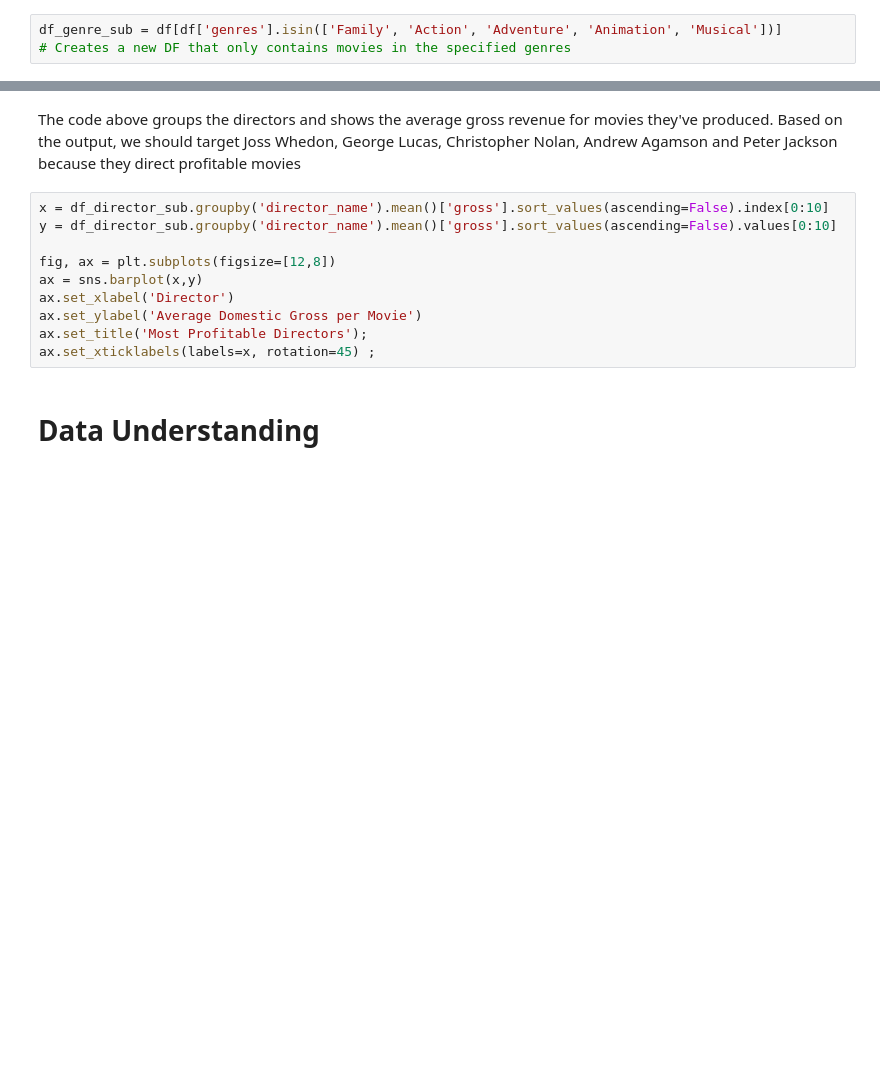
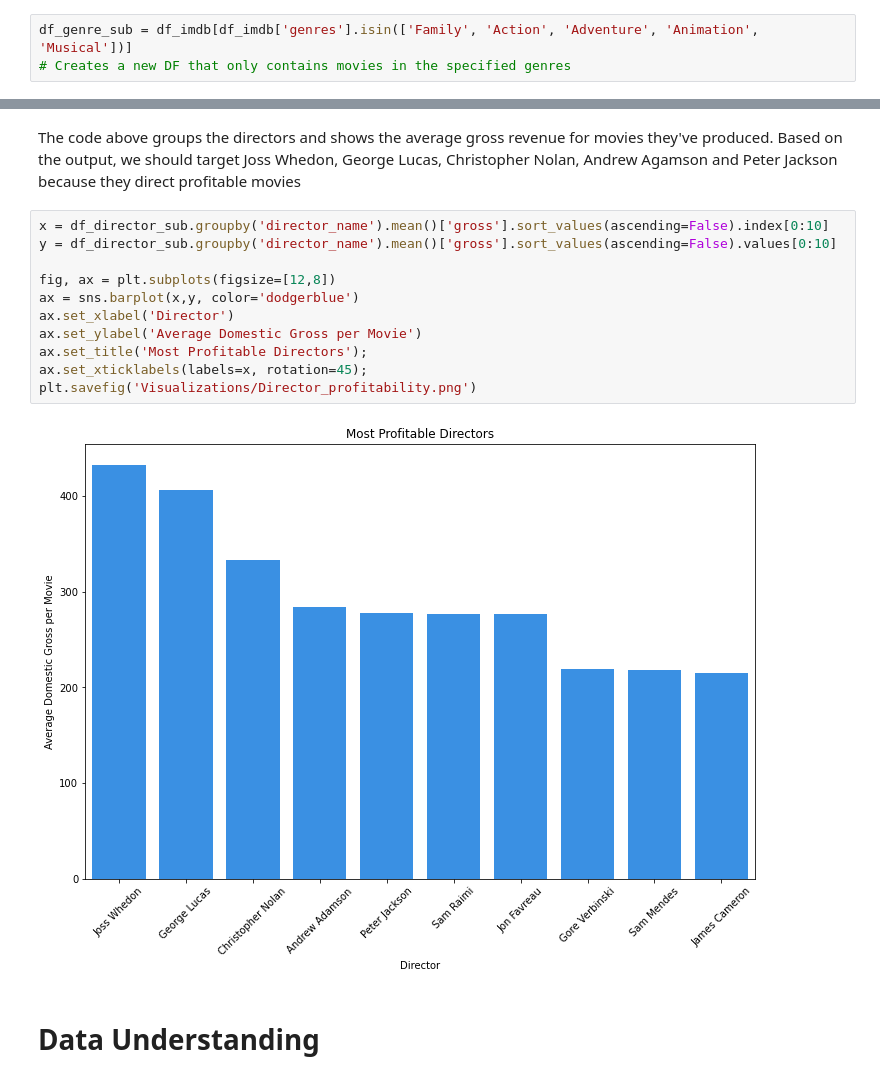
Before and after one commit to KPMcDonough49/dsc-phase-1-project, a Jupyter notebook: Technical Notebook.ipynb, the cells around one changed output, grey strips where cells are left out. Drawn from its saved outputs; the diff is of its cells as text; blank space fills up the shorter version.

```diff
--- a/Technical Notebook.ipynb
+++ b/Technical Notebook.ipynb
@@ -322,5 +375,5 @@ ax.set_title('Most Profitable Genres');
 # %%
-df_genre_sub = df[df['genres'].isin(['Family', 'Action', 'Adventure', 'Animation', 'Musical'])]
+df_genre_sub = df_imdb[df_imdb['genres'].isin(['Family', 'Action', 'Adventure', 'Animation', 'Musical'])]
 # Creates a new DF that only contains movies in the specified genres
 # %%
 df_genre_sub['director_name'].value_counts()[0:100]
@@ -339,13 +419,16 @@ The code above groups the directors and shows the average gross revenue for movi
 # %%
 x = df_director_sub.groupby('director_name').mean()['gross'].sort_values(ascending=False).index[0:10]
 y = df_director_sub.groupby('director_name').mean()['gross'].sort_values(ascending=False).values[0:10]
 
 fig, ax = plt.subplots(figsize=[12,8])
-ax = sns.barplot(x,y)
+ax = sns.barplot(x,y, color='dodgerblue')
 ax.set_xlabel('Director')
 ax.set_ylabel('Average Domestic Gross per Movie')
 ax.set_title('Most Profitable Directors');
-ax.set_xticklabels(labels=x, rotation=45) ;
+ax.set_xticklabels(labels=x, rotation=45);
+plt.savefig('Visualizations/Director_profitability.png')
+# %% [output]
+[figure, added]
 # %% [markdown]
 # Data Understanding
 # %%
```
Also changed, not shown: parts of 27 cells of this notebook.
